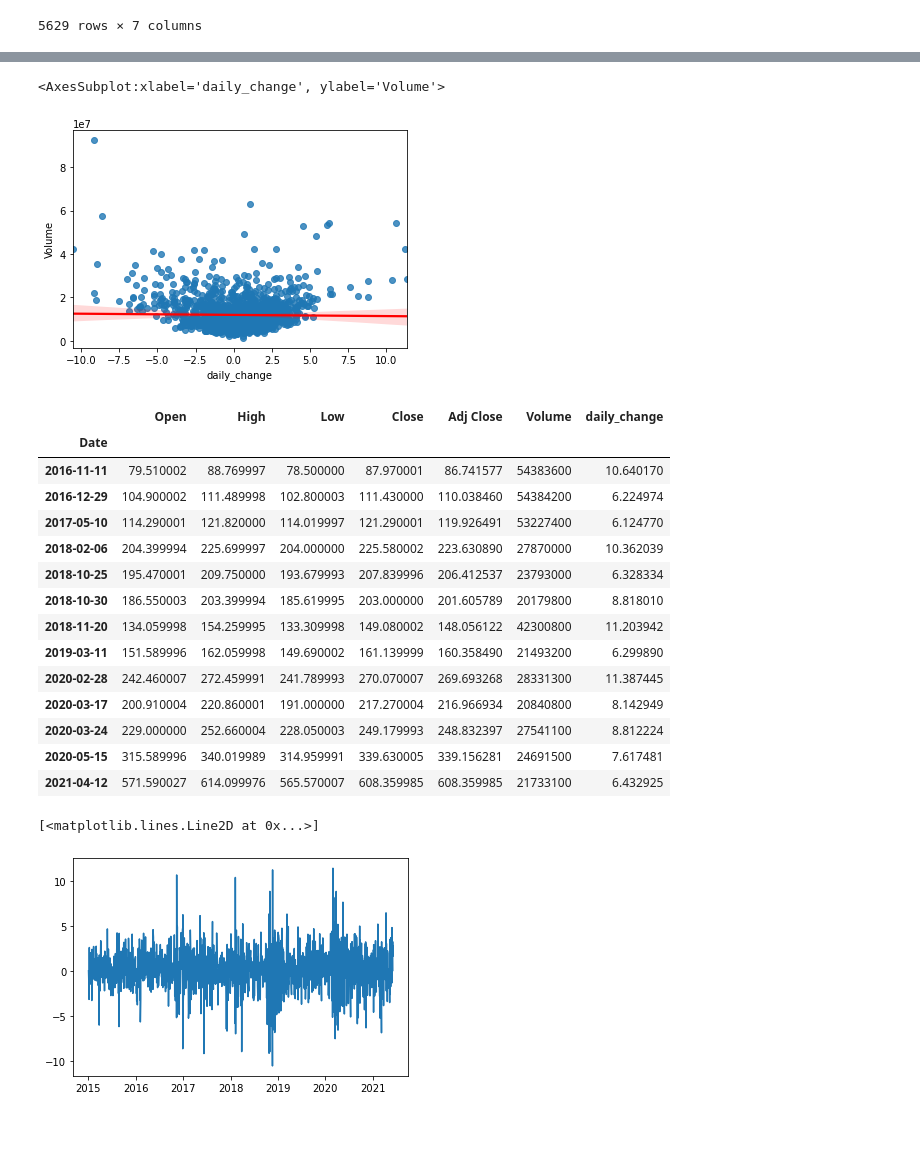
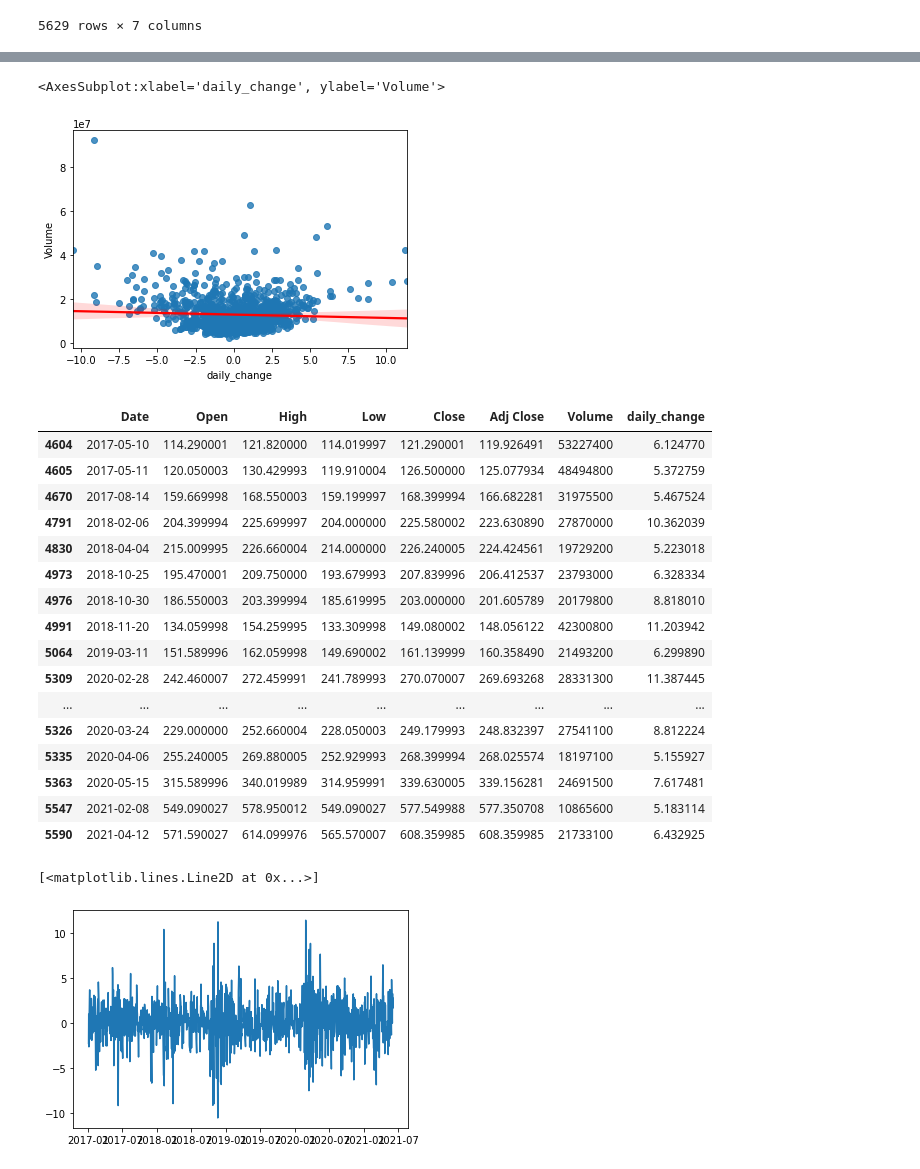
Before and after one commit to jayce7376/Nvidia_Stock_Prediction, a Jupyter notebook: notebook.ipynb, the cells around one changed output, grey strips where cells are left out. Saved outputs shown, nothing was run; the diff lists cells and outputs as text; code cells hidden in the pictures; blank space fills up the shorter version.

```diff
--- a/notebook.ipynb
+++ b/notebook.ipynb
@@ -31,7 +50,7 @@ df['daily_change'] = (df.Close - df.Open) / df.Open * 100
 # %%
 df['Date'] = pd.to_datetime(df['Date'])
 # %%
-df = df[df.Date >= '2015-01-01']
+df = df[df.Date >= '2017-01-01']
 # %%
 df
 # %% [output]
@@ -52,24 +71,27 @@ df
 sns.regplot(x=df.daily_change, y=df.Volume, line_kws={"color": "red"})
 # %% [output]
 <AxesSubplot:xlabel='daily_change', ylabel='Volume'>
-[figure, old version]
+[figure, new version]
 # %%
-df[df.daily_change >= 6]
+df[df.daily_change >= 5]
 # %% [output]
-|  | Open | High | Low | Close | Adj Close | Volume | daily_change |
-| Date |  |  |  |  |  |  |  |
-| 2016-11-11 | 79.510002 | 88.769997 | 78.500000 | 87.970001 | 86.741577 | 54383600 | 10.640170 |
-| 2016-12-29 | 104.900002 | 111.489998 | 102.800003 | 111.430000 | 110.038460 | 54384200 | 6.224974 |
-| 2017-05-10 | 114.290001 | 121.820000 | 114.019997 | 121.290001 | 119.926491 | 53227400 | 6.124770 |
-| 2018-02-06 | 204.399994 | 225.699997 | 204.000000 | 225.580002 | 223.630890 | 27870000 | 10.362039 |
-| 2018-10-25 | 195.470001 | 209.750000 | 193.679993 | 207.839996 | 206.412537 | 23793000 | 6.328334 |
-| 2018-10-30 | 186.550003 | 203.399994 | 185.619995 | 203.000000 | 201.605789 | 20179800 | 8.818010 |
-| 2018-11-20 | 134.059998 | 154.259995 | 133.309998 | 149.080002 | 148.056122 | 42300800 | 11.203942 |
-| 2019-03-11 | 151.589996 | 162.059998 | 149.690002 | 161.139999 | 160.358490 | 21493200 | 6.299890 |
-| 2020-02-28 | 242.460007 | 272.459991 | 241.789993 | 270.070007 | 269.693268 | 28331300 | 11.387445 |
-| 2020-03-17 | 200.910004 | 220.860001 | 191.000000 | 217.270004 | 216.966934 | 20840800 | 8.142949 |
-| 2020-03-24 | 229.000000 | 252.660004 | 228.050003 | 249.179993 | 248.832397 | 27541100 | 8.812224 |
-| 2020-05-15 | 315.589996 | 340.019989 | 314.959991 | 339.630005 | 339.156281 | 24691500 | 7.617481 |
-| 2021-04-12 | 571.590027 | 614.099976 | 565.570007 | 608.359985 | 608.359985 | 21733100 | 6.432925 |
+|  | Date | Open | High | Low | Close | Adj Close | Volume | daily_change |
+| 4604 | 2017-05-10 | 114.290001 | 121.820000 | 114.019997 | 121.290001 | 119.926491 | 53227400 | 6.124770 |
+| 4605 | 2017-05-11 | 120.050003 | 130.429993 | 119.910004 | 126.500000 | 125.077934 | 48494800 | 5.372759 |
+| 4670 | 2017-08-14 | 159.669998 | 168.550003 | 159.199997 | 168.399994 | 166.682281 | 31975500 | 5.467524 |
+| 4791 | 2018-02-06 | 204.399994 | 225.699997 | 204.000000 | 225.580002 | 223.630890 | 27870000 | 10.362039 |
+| 4830 | 2018-04-04 | 215.009995 | 226.660004 | 214.000000 | 226.240005 | 224.424561 | 19729200 | 5.223018 |
+| 4973 | 2018-10-25 | 195.470001 | 209.750000 | 193.679993 | 207.839996 | 206.412537 | 23793000 | 6.328334 |
+| 4976 | 2018-10-30 | 186.550003 | 203.399994 | 185.619995 | 203.000000 | 201.605789 | 20179800 | 8.818010 |
+| 4991 | 2018-11-20 | 134.059998 | 154.259995 | 133.309998 | 149.080002 | 148.056122 | 42300800 | 11.203942 |
+| 5064 | 2019-03-11 | 151.589996 | 162.059998 | 149.690002 | 161.139999 | 160.358490 | 21493200 | 6.299890 |
+| 5309 | 2020-02-28 | 242.460007 | 272.459991 | 241.789993 | 270.070007 | 269.693268 | 28331300 | 11.387445 |
+| ... | ... | ... | ... | ... | ... | ... | ... | ... |
+| 5326 | 2020-03-24 | 229.000000 | 252.660004 | 228.050003 | 249.179993 | 248.832397 | 27541100 | 8.812224 |
+| 5335 | 2020-04-06 | 255.240005 | 269.880005 | 252.929993 | 268.399994 | 268.025574 | 18197100 | 5.155927 |
+| 5363 | 2020-05-15 | 315.589996 | 340.019989 | 314.959991 | 339.630005 | 339.156281 | 24691500 | 7.617481 |
+| 5547 | 2021-02-08 | 549.090027 | 578.950012 | 549.090027 | 577.549988 | 577.350708 | 10865600 | 5.183114 |
+| 5590 | 2021-04-12 | 571.590027 | 614.099976 | 565.570007 | 608.359985 | 608.359985 | 21733100 | 6.432925 |
-# %%
-df.set_index('Date', inplace = True)
+# %%
+df = df.set_index('Date').asfreq('D')
+df = df.dropna()
@@ -76,8 +100,8 @@ df.set_index('Date', inplace = True)
 # %%
-plt.plot(df['daily_change'])
+plt.plot(df.daily_change)
 # %% [output]
 [<matplotlib.lines.Line2D at 0x...>]
-[figure, old version]
+[figure, new version]
 # %%
 monthly = df.resample('MS').mean()
 # %%
```
Also changed, not shown: parts of 54 cells of this notebook, 1 other file.
